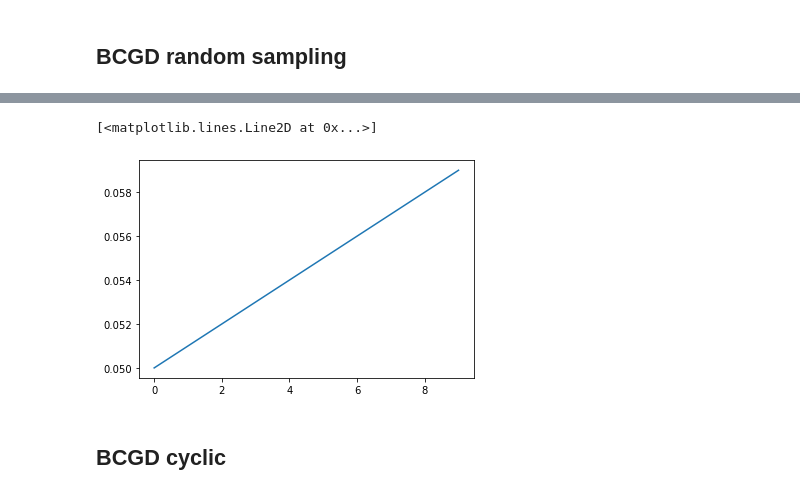
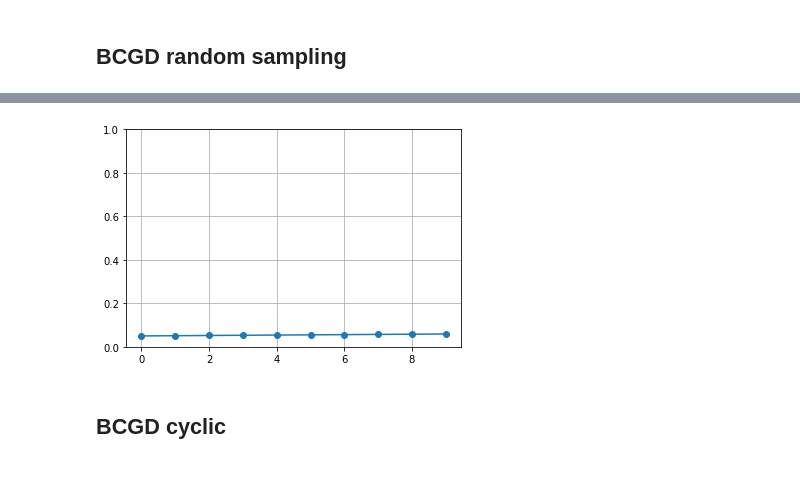
Before and after one commit to PashaIanko/Semi-Supervised-Labelling, a Jupyter notebook: main_notebook.ipynb, the cells around one changed output, grey strips where cells are left out. Saved outputs shown, nothing was run; the diff lists cells and outputs as text; code cells hidden in the pictures.

Commit message:
added accuracy visualization

```diff
--- a/main_notebook.ipynb
+++ b/main_notebook.ipynb
@@ -301,8 +303,9 @@ plt.grid()
 # %%
-plt.plot(BCGD_RS_solver.accuracies)
+plt.plot(BCGD_RS_solver.accuracies, marker = 'o')
+plt.ylim([0, 1])
+plt.grid()
 # %% [output]
-[<matplotlib.lines.Line2D at 0x...>]
-[figure, old version]
+[figure, new version]
 # %% [markdown]
 ## BCGD cyclic
 # %%
```
Also changed, not shown: parts of 22 cells of this notebook.
